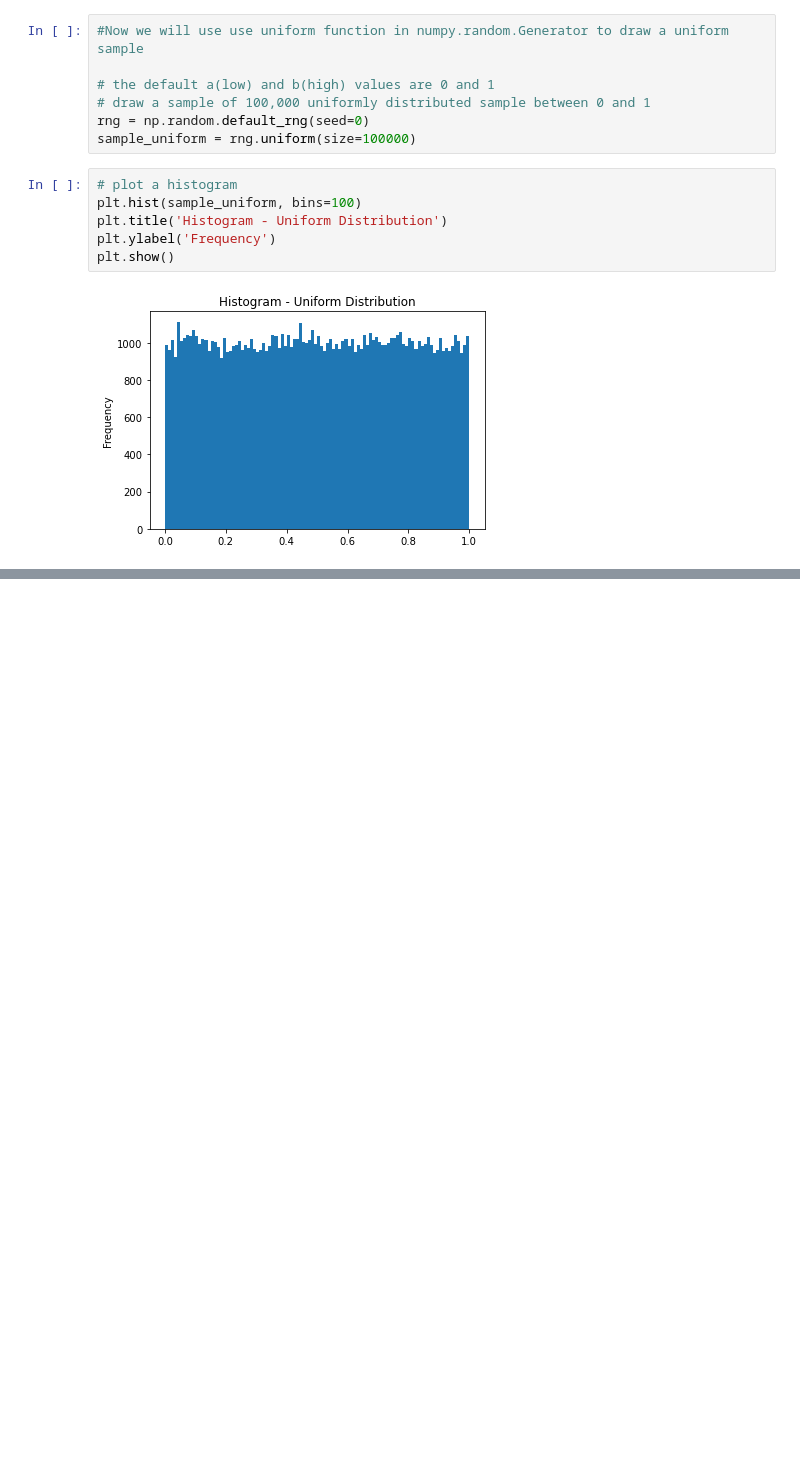
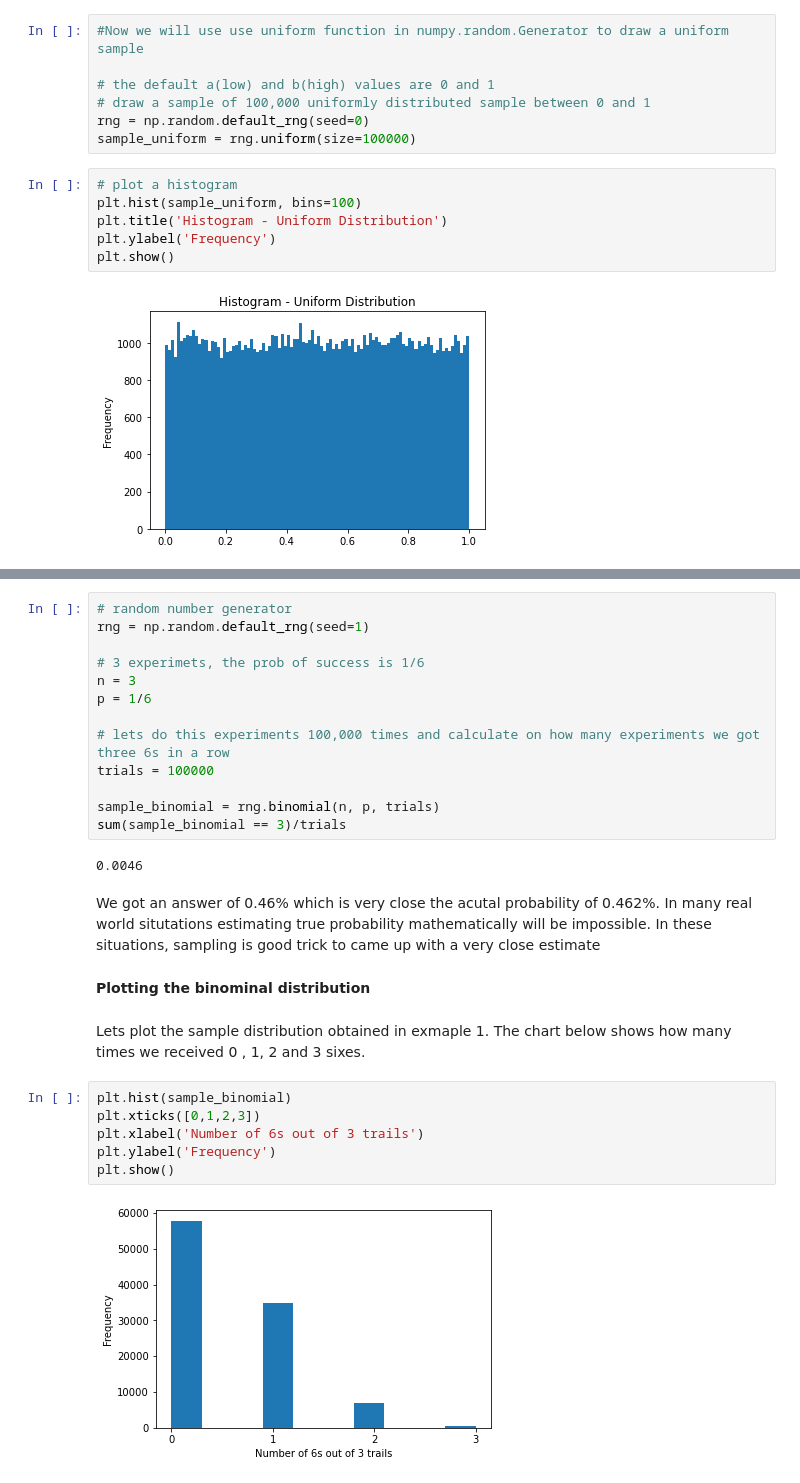
Before and after one commit to BYalini/numpy-random-assignment, a Jupyter notebook: numpy-random.ipynb, the cells around one changed output, grey strips where cells are left out. Drawn from its saved outputs; the diff is of its cells as text; blank space fills up the shorter version.

```diff
--- a/numpy-random.ipynb
+++ b/numpy-random.ipynb
@@ -456,0 +487,29 @@ plt.show()
+# %%
+# random number generator
+rng = np.random.default_rng(seed=1)
+
+# 3 experimets, the prob of success is 1/6
+n = 3
+p = 1/6
+
+# lets do this experiments 100,000 times and calculate on how many experiments we got three 6s in a row
+trials = 100000
+
+sample_binomial = rng.binomial(n, p, trials)
+sum(sample_binomial == 3)/trials
+# %% [output]
+0.0046
+# %% [markdown]
+We got an answer of 0.46% which is very close the acutal probability of 0.462%. In many real world situtations estimating true probability mathematically will be impossible. In these situations, sampling is good trick to came up with a very close estimate
+# %% [markdown]
+**Plotting the binominal distribution**
+# %% [markdown]
+Lets plot the sample distribution obtained in exmaple 1. The chart below shows how many times we received 0 , 1, 2 and 3 sixes.
+# %%
+plt.hist(sample_binomial)
+plt.xticks([0,1,2,3])
+plt.xlabel('Number of 6s out of 3 trails')
+plt.ylabel('Frequency')
+plt.show()
+# %% [output]
+[figure, added]
```
Also changed, not shown: parts of 56 cells of this notebook.
